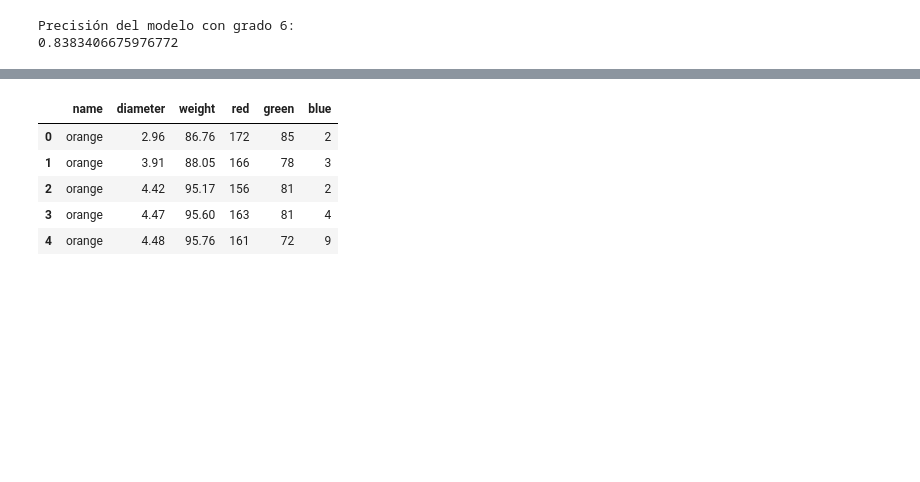
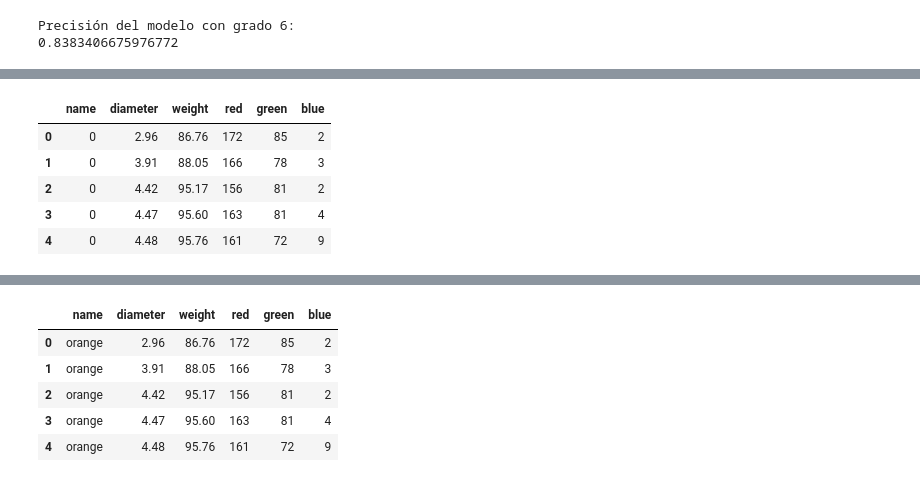
Before and after one commit to Jos260400/Laboratorio-2-IA, a Jupyter notebook: Lab02IA.ipynb, the cells around one changed output, grey strips where cells are left out. Cells and saved outputs as stored; diff of their text form; code cells hidden in the pictures; blank space fills up the shorter version.

```diff
--- a/Lab02IA.ipynb
+++ b/Lab02IA.ipynb
@@ -128,0 +142,12 @@ Precisión del modelo con grado 6:
+# %%
+#Volvemos binaria la variable name.
+df['name'] = df['name'].replace(to_replace='orange', value=0)
+df['name'] = df['name'].replace(to_replace='grapefruit', value=1)
+df.head(5)
+# %% [output]
+|  | name | diameter | weight | red | green | blue |
+| 0 | 0 | 2.96 | 86.76 | 172 | 85 | 2 |
+| 1 | 0 | 3.91 | 88.05 | 166 | 78 | 3 |
+| 2 | 0 | 4.42 | 95.17 | 156 | 81 | 2 |
+| 3 | 0 | 4.47 | 95.60 | 163 | 81 | 4 |
+| 4 | 0 | 4.48 | 95.76 | 161 | 72 | 9 |
```
Also changed, not shown: parts of 8 cells of this notebook.
